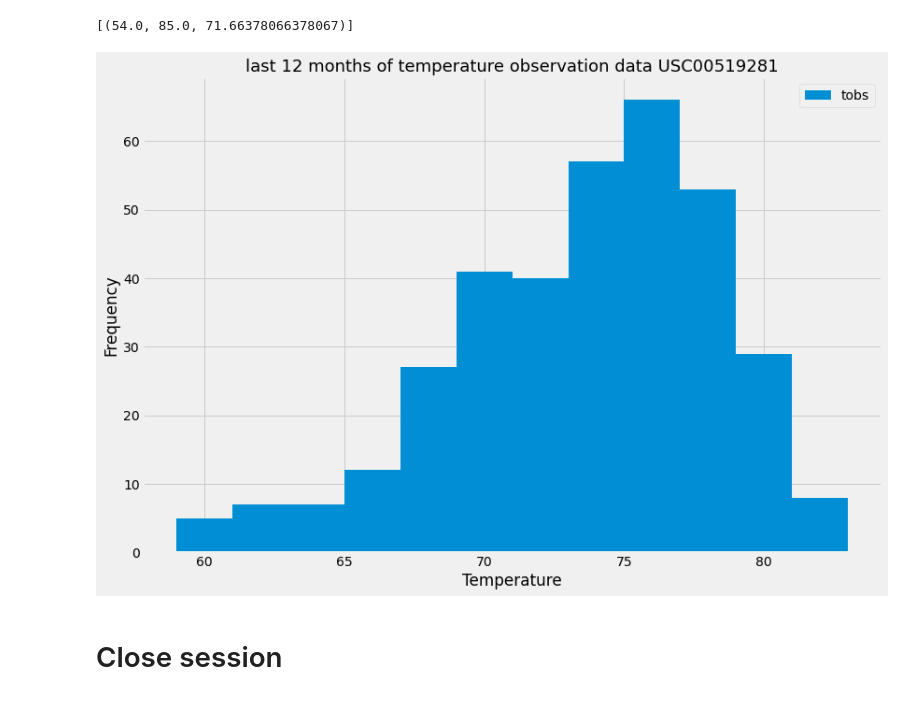
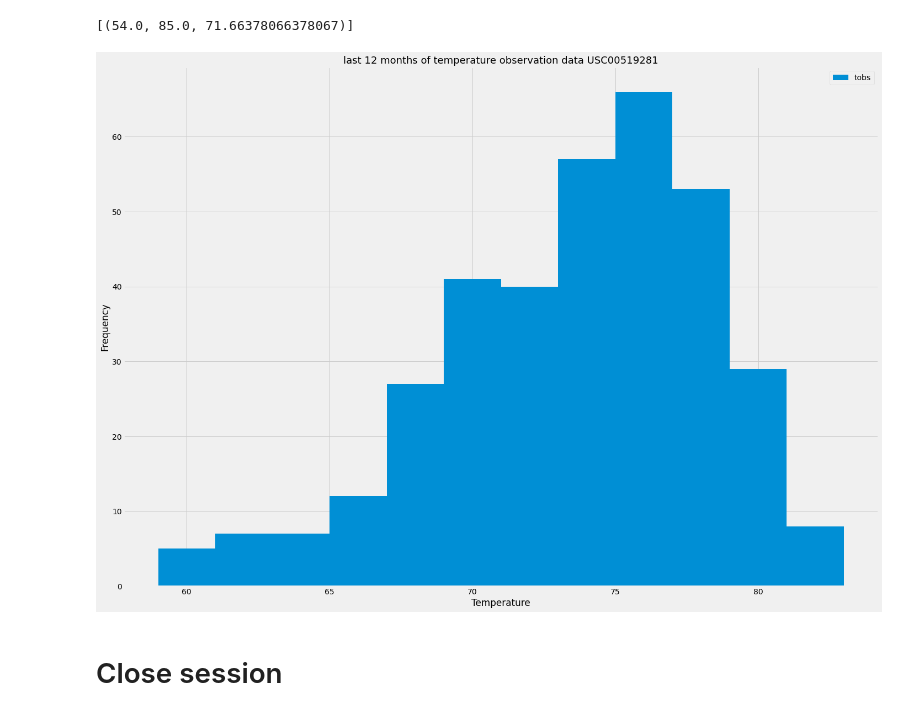
Before and after one commit to Garywtne/sqlalchemy-challenge, a Jupyter notebook: Hawaii/climate_analysis.ipynb, the cells around one changed output. Saved outputs shown, nothing was run; the diff lists cells and outputs as text; code cells hidden in the pictures.

```diff
--- a/Hawaii/climate_analysis.ipynb
+++ b/Hawaii/climate_analysis.ipynb
@@ -88,13 +88,13 @@ df1 = df1.sort_values('date')
 
 # Use Pandas Plotting with Matplotlib to plot the data
 
-df1.plot(x='date', y = 'precipitation', rot = 45, fontsize = 10)
+df1.plot(x='date', y = 'precipitation', rot = 90, fontsize = 10)
 plt.title("Last 12 months of precipitation data", fontsize=15)
 plt.xlabel('Date', fontsize = 10)
 plt.ylabel('Inches', fontsize= 10)
 plt.legend(loc ="upper right", fontsize=10)
 plt.tight_layout
-plt.rcParams["figure.figsize"] = (12,8)
+plt.rcParams["figure.figsize"] = (20,20)
 plt.savefig("Homework_Images/Last 12 months of precipitation data.png")
 plt.show()
 # %% [output]
@@ -143,26 +143,26 @@ session.query(func.min(Measurement.tobs), func.max(Measurement.tobs),func.avg(Me
 # %%
 # Using the most active station id
 # Query the last 12 months of temperature observation data for this station and plot the results as a histogram
 import datetime as dt
 from pandas.plotting import table
 
 previous_year_1 = dt.date(2017,8,23)-dt.timedelta(days=365)
 
 result1 = session.query(Measurement.tobs).\
     filter(Measurement.station == 'USC00519281').\
     filter(Measurement.date >= previous_year_1).all()
 df2 = pd.DataFrame(result1, columns=['tobs'])
 
 df2.plot.hist(bins=12)
 
 plt.title("last 12 months of temperature observation data USC00519281", fontsize=18)
 plt.tight_layout()
-plt.rcParams["figure.figsize"] = (12,8)
+plt.rcParams["figure.figsize"] = (20,20)
 plt.xlabel("Temperature")
 plt.savefig("Homework_Images/last 12 months of temperature observation data USC00519281.png")
 plt.show()
 # %% [output]
-[figure, old version]
+[figure, new version]
 # %% [markdown]
 # Close session
 # %%
```
Also changed, not shown: parts of 1 cell of this notebook, 3 other files.
